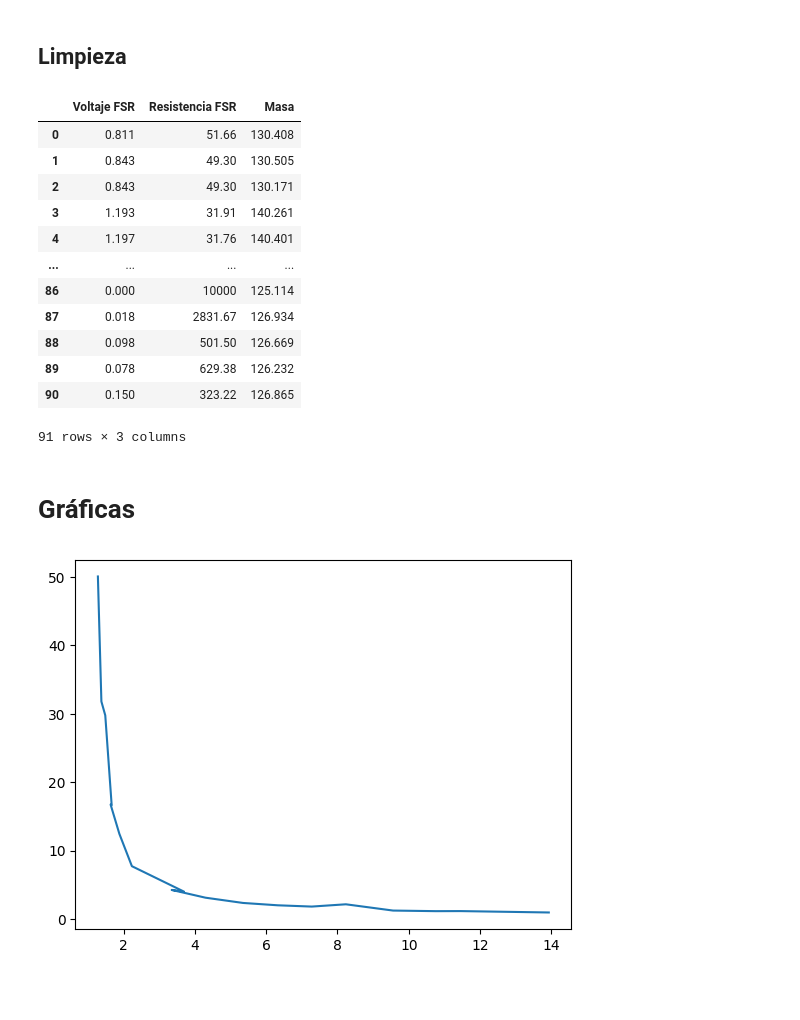
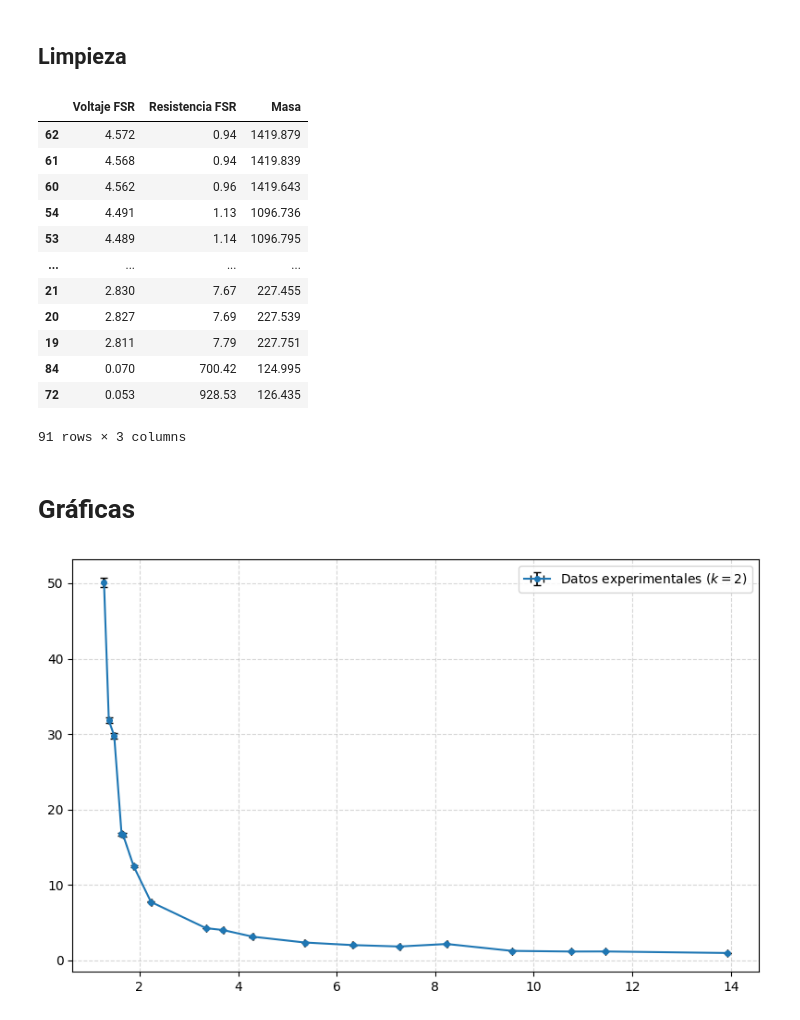
Before and after one commit to JesusBVR/LabElectronica2026, a Jupyter notebook: P5/analisis.ipynb, the cells around one changed output. Cells and saved outputs as stored; diff of their text form; code cells hidden in the pictures; blank space fills up the shorter version.

```diff
--- a/P5/analisis.ipynb
+++ b/P5/analisis.ipynb
@@ -45,31 +45,69 @@ df = pd.DataFrame({
 
 # Descomentar en caso de emergencia :)
 # df.to_csv("datos.csv", index=False, encoding="utf-8")
-df
+df.sort_values(by='Resistencia FSR', inplace=True)
+display(df)
 # %% [output]
 |  | Voltaje FSR | Resistencia FSR | Masa |
-| 0 | 0.811 | 51.66 | 130.408 |
-| 1 | 0.843 | 49.30 | 130.505 |
-| 2 | 0.843 | 49.30 | 130.171 |
-| 3 | 1.193 | 31.91 | 140.261 |
-| 4 | 1.197 | 31.76 | 140.401 |
+| 62 | 4.572 | 0.94 | 1419.879 |
+| 61 | 4.568 | 0.94 | 1419.839 |
+| 60 | 4.562 | 0.96 | 1419.643 |
+| 54 | 4.491 | 1.13 | 1096.736 |
+| 53 | 4.489 | 1.14 | 1096.795 |
 | ... | ... | ... | ... |
-| 86 | 0.000 | 10000 | 125.114 |
-| 87 | 0.018 | 2831.67 | 126.934 |
-| 88 | 0.098 | 501.50 | 126.669 |
-| 89 | 0.078 | 629.38 | 126.232 |
-| 90 | 0.150 | 323.22 | 126.865 |
+| 21 | 2.830 | 7.67 | 227.455 |
+| 20 | 2.827 | 7.69 | 227.539 |
+| 19 | 2.811 | 7.79 | 227.751 |
+| 84 | 0.070 | 700.42 | 124.995 |
+| 72 | 0.053 | 928.53 | 126.435 |
 91 rows × 3 columns
 # %% [markdown]
 # Gráficas
 # %%
+import numpy as np
 import pandas as pd
 import matplotlib.pyplot as plt
-import numpy as np
 
-data = pd.read_csv('.\\datos\\datos_promedio.csv', sep=',')
-# data
-plt.plot(data['Masa [g]']*9.81/1000, data['Resistencia FSR [kOhm]'])
+df = pd.read_csv('.\\datos\\datos_promedio.csv')
+df = df.sort_values(by='Masa [g]').reset_index(drop=True)
+
+# Fuerza
+g = 9.81
+df['Fuerza [N]'] = (df['Masa [g]'] / 1000.0) * g
+u_F = g * (0.001 / np.sqrt(12))  # 0.00283 N
+U_F = 2.0 * u_F                 # 0.00566 N
+
+# Voltaje
+delta_V = 5.0 / 1023.0
+u_V = delta_V / np.sqrt(12)      # 1.411 mV
+U_V = 2.0 * u_V                 # 2.822 mV
+
+# Resistencia
+R_ref = 10.0  # kOhm
+u_Rref = (0.01 * R_ref) / np.sqrt(3)  # 0.0577 kOhm
+
+V = df['Voltaje FSR [V]']
+R = df['Resistencia FSR [kOhm]']
+
+dR_dRref = (5.0 / V) - 1.0
+dR_dV = - (5.0 * R_ref) / (V**2)
+
+df['u_R [kOhm]'] = np.sqrt((dR_dRref * u_Rref)**2 + (dR_dV * u_V)**2)
+df['U_R [kOhm]'] = 2.0 * df['u_R [kOhm]']
+
+# Gráfica con barras de error
+plt.figure(figsize=(8, 5))
+plt.errorbar(
+    df['Fuerza [N]'], df['Resistencia FSR [kOhm]'],
+    xerr=U_F, yerr=df['U_R [kOhm]'],
+    fmt='o-', color='tab:blue', ecolor='black',
+    elinewidth=1.2, capsize=3, markersize=4,
+    label='Datos experimentales ($k=2$)'
+)
+
+plt.grid(True, linestyle='--', alpha=0.5)
+plt.legend()
+plt.tight_layout()
 plt.show()
 # %% [output]
-[figure, old version]
+[figure, new version]
```
Also changed, not shown: parts of 3 cells of this notebook.
